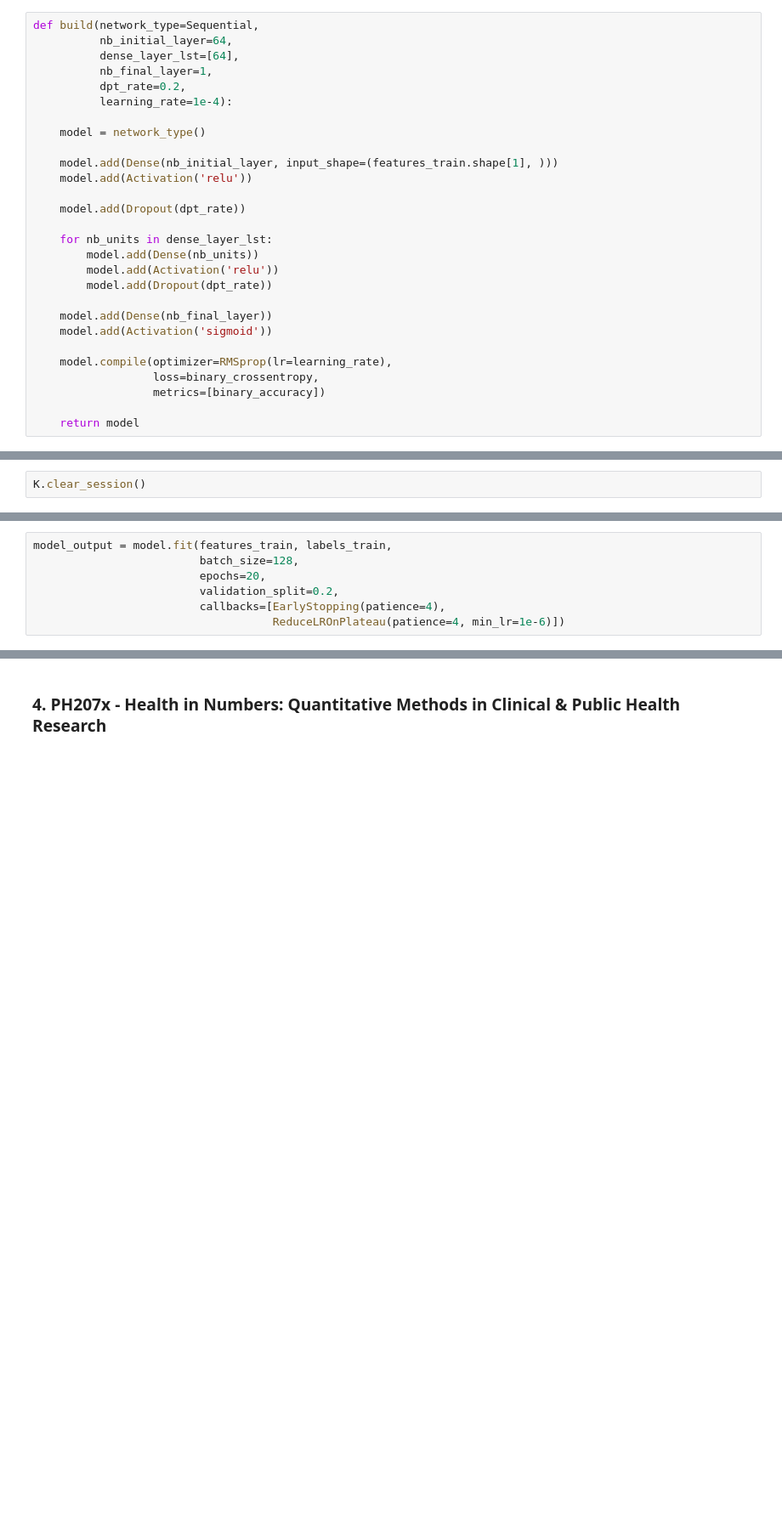
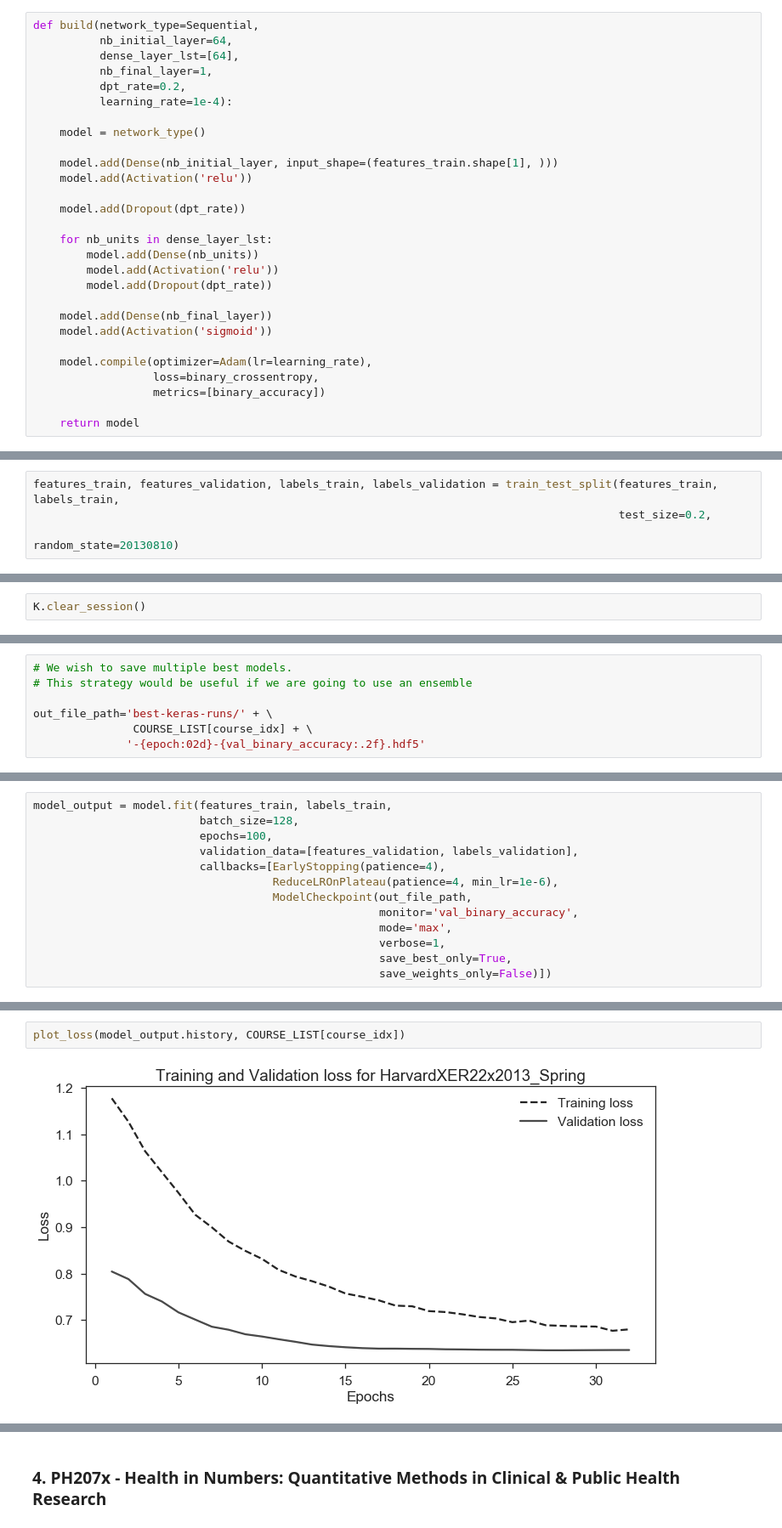
Before and after one commit to pgurazada/MOOCs, a Jupyter notebook: 2018-06-13_mooc-nnet-analysis-cpu.ipynb, the cells around one changed output, grey strips where cells are left out. Shown at 85% size. Drawn from its saved outputs; the diff is of its cells as text; blank space fills up the shorter version.

```diff
--- a/2018-06-13_mooc-nnet-analysis-cpu.ipynb
+++ b/2018-06-13_mooc-nnet-analysis-cpu.ipynb
@@ -70,7 +90,7 @@ def build(network_type=Sequential,
     model.add(Dense(nb_final_layer))
     model.add(Activation('sigmoid'))
 
-    model.compile(optimizer=RMSprop(lr=learning_rate),
+    model.compile(optimizer=Adam(lr=learning_rate),
                   loss=binary_crossentropy,
                   metrics=[binary_accuracy])
 
@@ -219,0 +433,4 @@ labels_train.shape
+# %%
+features_train, features_validation, labels_train, labels_validation = train_test_split(features_train, labels_train,
+                                                                                        test_size=0.2,
+                                                                                        random_state=20130810)
@@ -224,0 +468,7 @@ model.summary()
+# %%
+# We wish to save multiple best models.
+# This strategy would be useful if we are going to use an ensemble
+
+out_file_path='best-keras-runs/' + \
+               COURSE_LIST[course_idx] + \
+              '-{epoch:02d}-{val_binary_accuracy:.2f}.hdf5'
@@ -225,7 +479,13 @@ model.summary()
 # %%
 model_output = model.fit(features_train, labels_train,
                          batch_size=128,
-                         epochs=20,
-                         validation_split=0.2,
+                         epochs=100,
+                         validation_data=[features_validation, labels_validation],
                          callbacks=[EarlyStopping(patience=4),
-                                    ReduceLROnPlateau(patience=4, min_lr=1e-6)])
+                                    ReduceLROnPlateau(patience=4, min_lr=1e-6),
+                                    ModelCheckpoint(out_file_path,
+                                                    monitor='val_binary_accuracy',
+                                                    mode='max',
+                                                    verbose=1,
+                                                    save_best_only=True,
+                                                    save_weights_only=False)])
@@ -231,0 +510,4 @@ model_output = model.fit(features_train, labels_train,
+# %%
+plot_loss(model_output.history, COURSE_LIST[course_idx])
+# %% [output]
+[figure, added]
```
Also changed, not shown: parts of 136 cells of this notebook, 2 other files.
